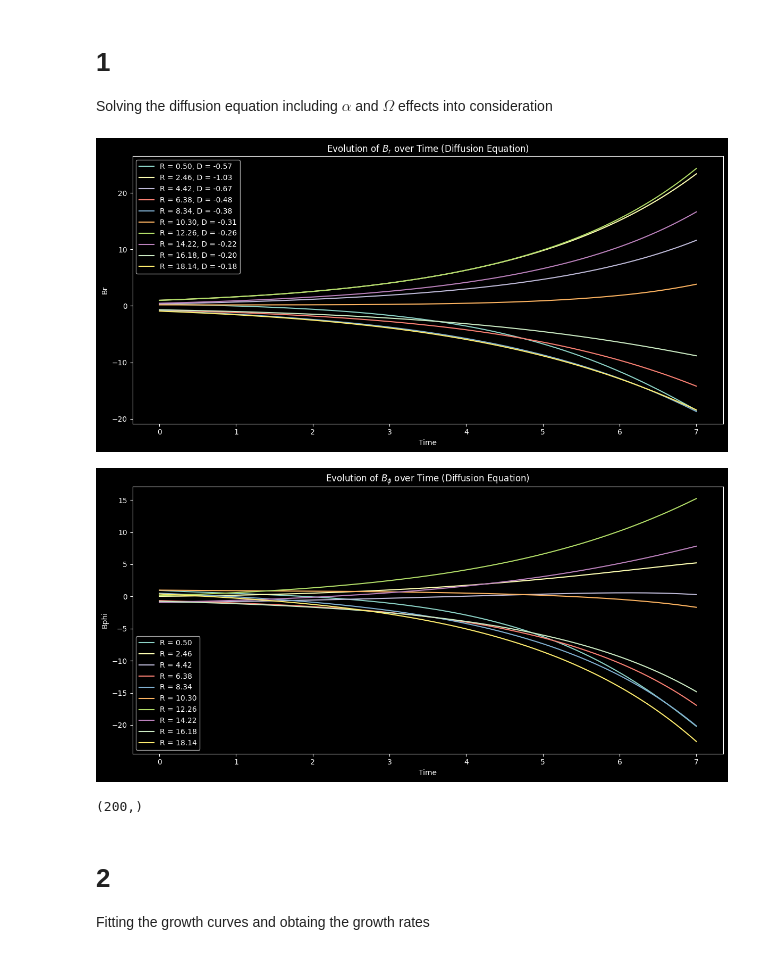
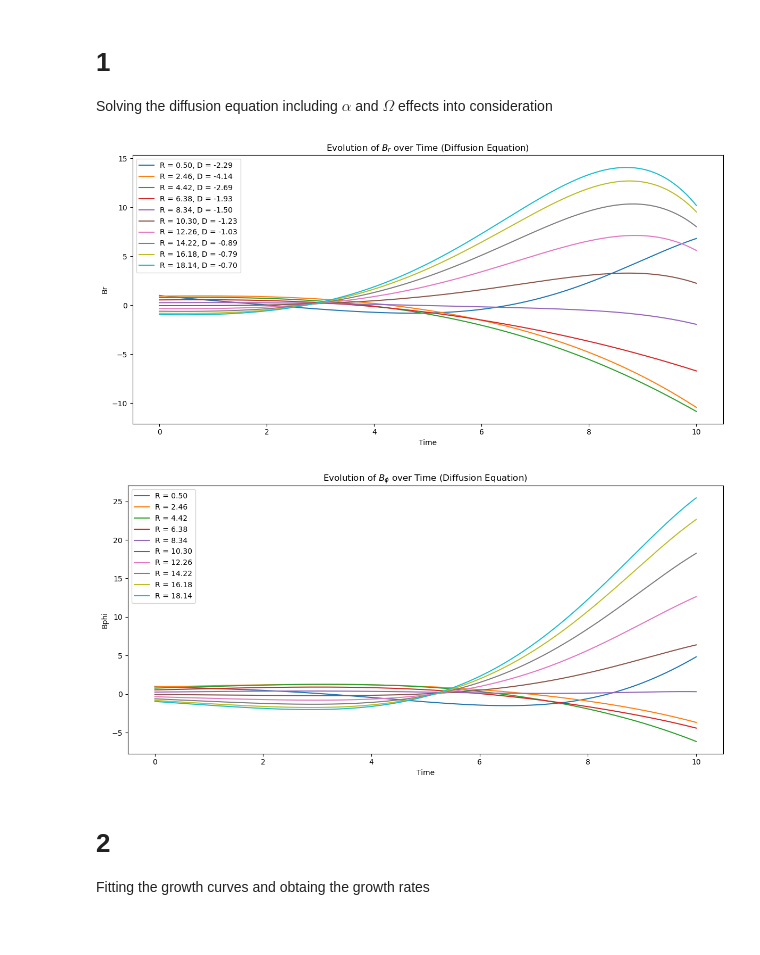
Before and after one commit to SohamMaji31072001/Galaxy-Dynamo-Simulations, a Jupyter notebook: task2.ipynb, the cells around one changed output. Drawn from its saved outputs; the diff is of its cells as text; code cells hidden in the pictures.

```diff
--- a/task2.ipynb
+++ b/task2.ipynb
@@ -15,18 +15,18 @@ Nr = 200  # Increased number of grid points in radial direction
 dr = R_max / Nr
 
 # Time parameters
-Total_Time= 7  # Increased total time
+Total_Time= 10 # Increased total time
 Nt = 500  # Increased number of time steps
 dt = Total_Time/ Nt
 h = 1
 
 # Initial magnetic field (considering only the radial component)
 R = np.linspace(0.5, R_max, Nr)
-Br = np.sin((4 * np.pi * R) / R_max)
-Bphi = np.cos(4 * np.pi * R / R_max)
+Br = np.cos((np.pi * R) / R_max)
+Bphi = np.cos(np.pi * R / R_max)
 
 # Function to compute the radial Laplacian of Br
-alpha_0 = 0.2
+alpha_0 = 0.8
 def compute_laplacian_Br(R, Br, Bphi):
     return eta_diffusivity * (np.gradient((1 / R) * np.gradient(R * Br, dr), dr) + ((np.pi) ** 2) * Br / (4 * h ** 2)) \
            - (2 * alpha_0 * Bphi / np.pi)
@@ -73,36 +73,35 @@ for t in range(Nt + 1):
     evolution_of_Bphi[t, :] = np.copy(Bphi)
     Br, Bphi = runge_kutta_step(R, Br, Bphi, dt)
     Omega = omega0 / (1 + (R / r_omega) ** 2) ** 0.5
     q = ((R / r_omega) ** 2) * (1 + (R / r_omega) ** 2) ** (-1)
     D_ = -(alpha_0*q*Omega*h**3)/(eta_diffusivity**2)
     D = np.append(D, D_)
 
 # Plot the magnetic field components Br and Bphi with time at different radial positions
 plt.figure(figsize=(12, 6))
 for i in range(0, Nr, Nr // 10):
     #D = compute_D(alpha_0, Omega, )
     # Plot every 10th radial position
     plt.plot(np.linspace(0, Total_Time, Nt + 1), evolution_of_Br[:, i], label=f'R = {R[i]:.2f}, D = {D[i]:.2f}')
 plt.xlabel('Time')
 plt.ylabel('Br')
 plt.title('Evolution of $B_r$ over Time (Diffusion Equation)')
 plt.legend()
 plt.tight_layout()
 plt.show()
 
 plt.figure(figsize=(12, 6))
 for i in range(0, Nr, Nr // 10):  # Plot every 10th radial position
     plt.plot(np.linspace(0, Total_Time, Nt + 1), evolution_of_Bphi[:, i], label=f'R = {R[i]:.2f}')
 plt.xlabel('Time')
 plt.ylabel('Bphi')
 plt.title('Evolution of $B_\phi$ over Time (Diffusion Equation)')
 plt.legend()
 plt.tight_layout()
 plt.show()
 # %% [output]
-[figure, old version]
+[figure, new version]
-[figure, old version]
+[figure, new version]
-(200,)
 # %% [markdown]
 # 2
 Fitting the growth curves and obtaing the growth rates
```
Also changed, not shown: parts of 5 cells of this notebook, 6 other files.
